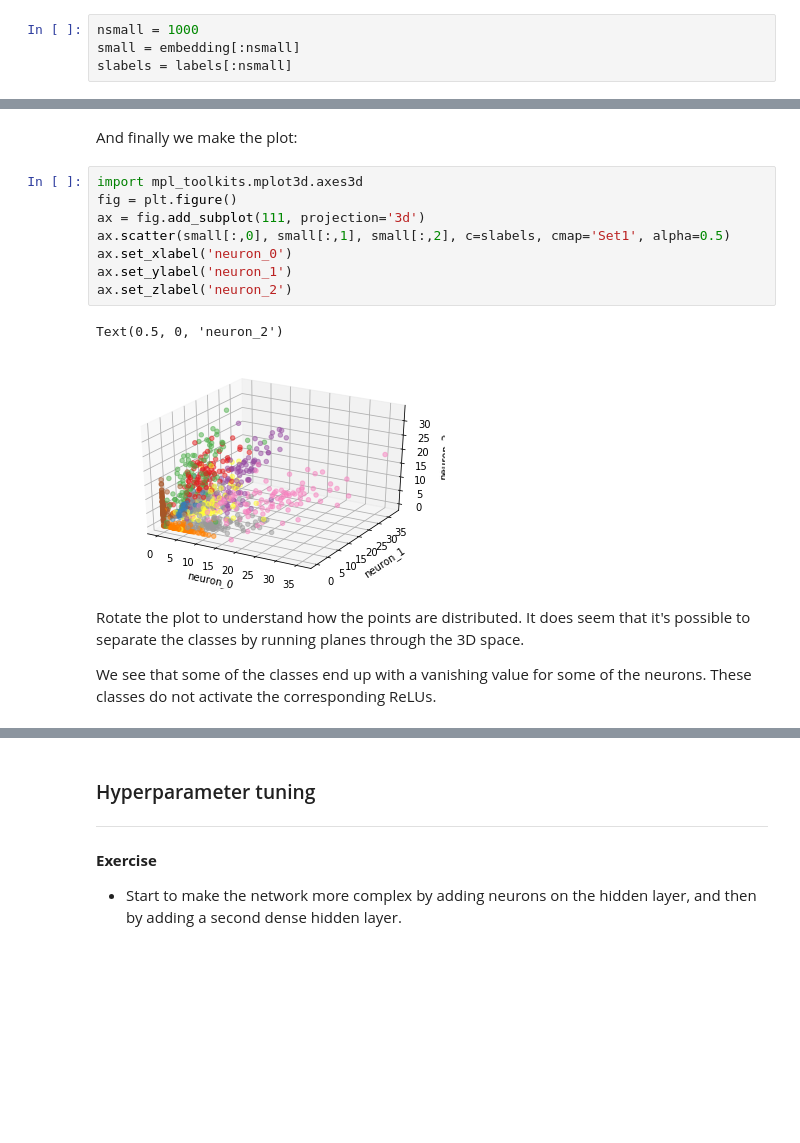
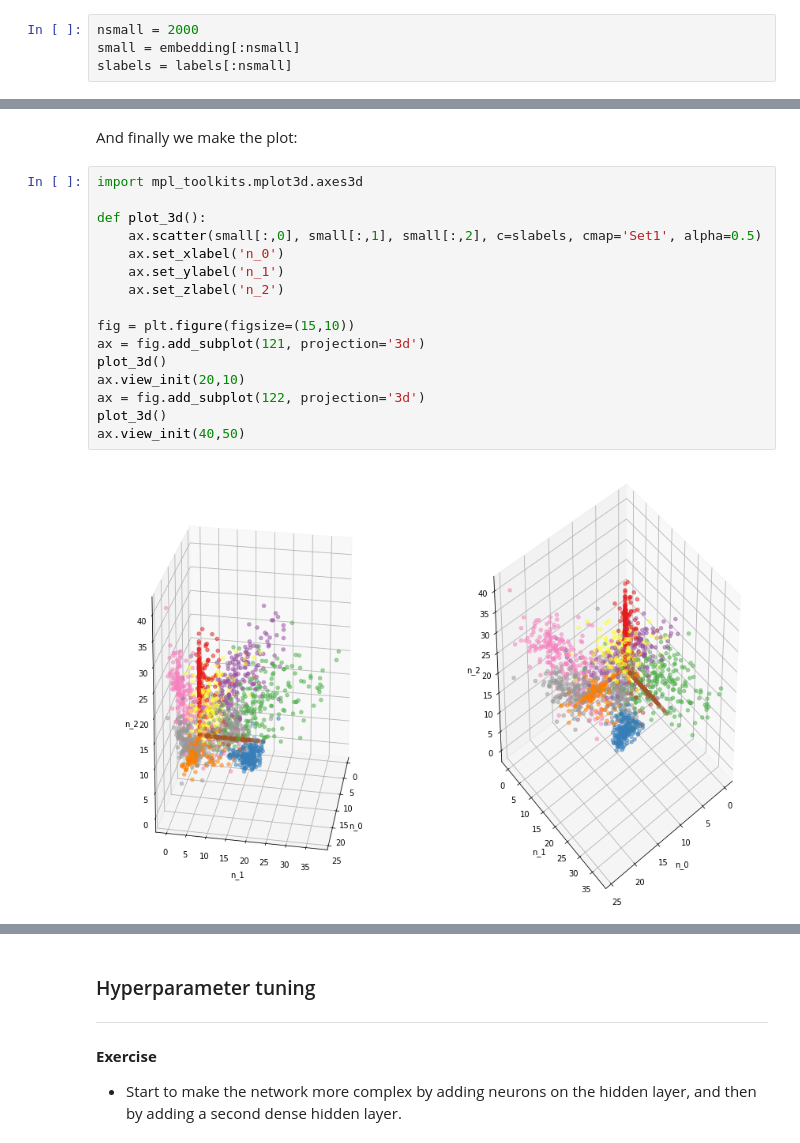
Before and after one commit to cbernet/introduction_machine_learning, a Jupyter notebook: notebooks/deep_learning_intro/keras_tensorflow_handwritten_digits.ipynb, the cells around one changed output, grey strips where cells are left out. Drawn from its saved outputs; the diff is of its cells as text; blank space fills up the shorter version.

```diff
--- a/notebooks/deep_learning_intro/keras_tensorflow_handwritten_digits.ipynb
+++ b/notebooks/deep_learning_intro/keras_tensorflow_handwritten_digits.ipynb
@@ -370,7 +365,7 @@ embedding.shape
 # %% [markdown]
 We have 70 000 points. Trying to display them would kill your browser, so we are going to select only 1000 points:
 # %%
-nsmall = 1000
+nsmall = 2000
 small = embedding[:nsmall]
 slabels = labels[:nsmall]
 # %% [markdown]
@@ -381,16 +376,19 @@ We enable the interactive mode of matplotlib so that we can interact with our pl
 And finally we make the plot:
 # %%
 import mpl_toolkits.mplot3d.axes3d
-fig = plt.figure()
-ax = fig.add_subplot(111, projection='3d')
-ax.scatter(small[:,0], small[:,1], small[:,2], c=slabels, cmap='Set1', alpha=0.5)
-ax.set_xlabel('neuron_0')
-ax.set_ylabel('neuron_1')
-ax.set_zlabel('neuron_2')
+
+def plot_3d():
+    ax.scatter(small[:,0], small[:,1], small[:,2], c=slabels, cmap='Set1', alpha=0.5)
+    ax.set_xlabel('n_0')
+    ax.set_ylabel('n_1')
+    ax.set_zlabel('n_2')
+
+fig = plt.figure(figsize=(15,10))
+ax = fig.add_subplot(121, projection='3d')
+plot_3d()
+ax.view_init(20,10)
+ax = fig.add_subplot(122, projection='3d')
+plot_3d()
+ax.view_init(40,50)
 # %% [output]
-Text(0.5, 0, 'neuron_2')
-[figure, old version]
+[figure, new version]
-# %% [markdown]
-Rotate the plot to understand how the points are distributed. It does seem that it's possible to separate the classes by running planes through the 3D space.
-
-We see that some of the classes end up with a vanishing value for some of the neurons. These classes do not activate the corresponding ReLUs.
```
Also changed, not shown: parts of 23 cells of this notebook.
